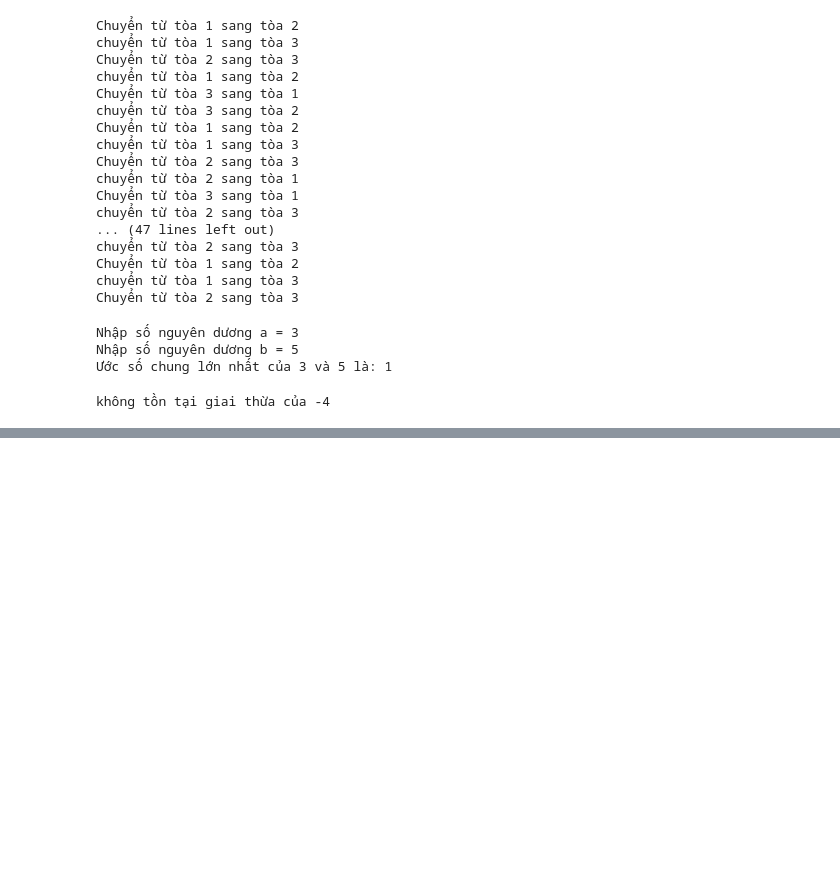
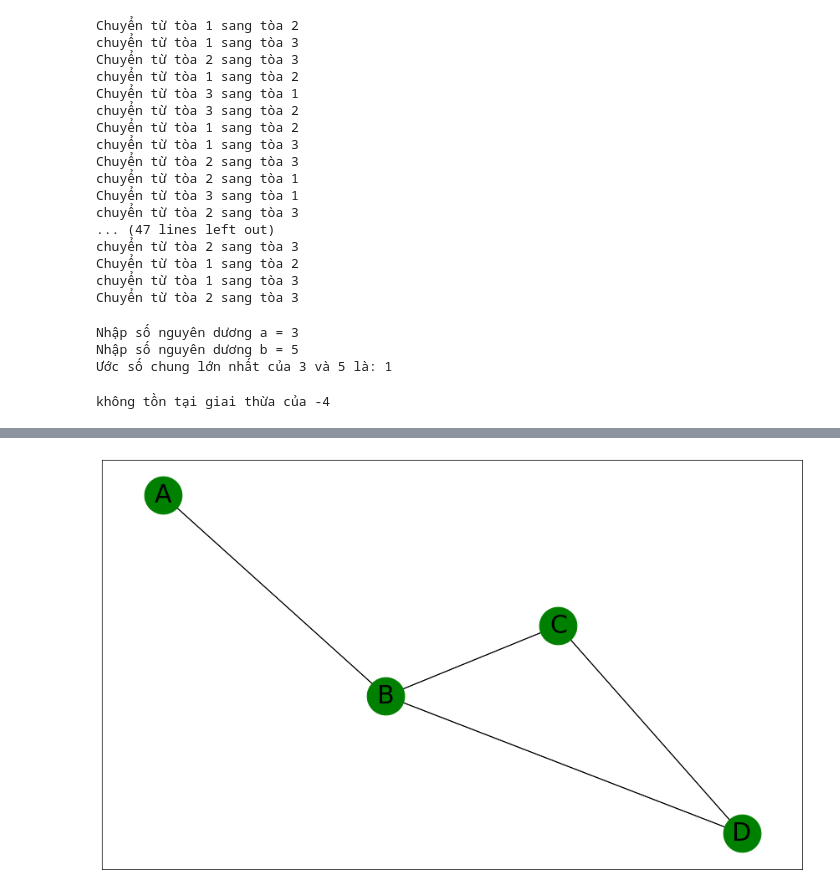
Before and after one commit to lmquann/CTDL-GT, a Jupyter notebook: DoAnCTDL&GT.ipynb, the cells around one changed output, grey strips where cells are left out. Drawn from its saved outputs; the diff is of its cells as text; code cells hidden in the pictures; blank space fills up the shorter version.

```diff
--- a/DoAnCTDL&GT.ipynb
+++ b/DoAnCTDL&GT.ipynb
@@ -63,0 +475,24 @@ không tồn tại giai thừa của -4
+# %%
+#BT12:
+import networkx as nx
+import matplotlib.pyplot as plt
+
+fig, ax = plt.subplots(figsize=(15,9))
+G = nx.DiGraph()
+G.add_edges_from(
+    [('A', 'B'), ('B', 'D'), ('C', 'B'),('C','D')])
+
+val_map = {'A': 1.0,
+           'D': 0.5714285714285714,
+           'H': 0.0}
+
+values = [val_map.get(node, 0.25) for node in G.nodes()]
+
+pos = nx.spring_layout(G)
+nx.draw_networkx_nodes(G, pos, cmap=plt.get_cmap('jet'), node_color = "green", node_size = 2000)
+nx.draw_networkx_labels(G, pos,font_size=30)
+nx.draw_networkx_edges(G, pos, edge_color='black', arrows=True)
+nx.draw_networkx_edges(G, pos, arrows=False)
+plt.show()
+# %% [output]
+[figure, added]
```
Also changed, not shown: parts of 15 cells of this notebook.
